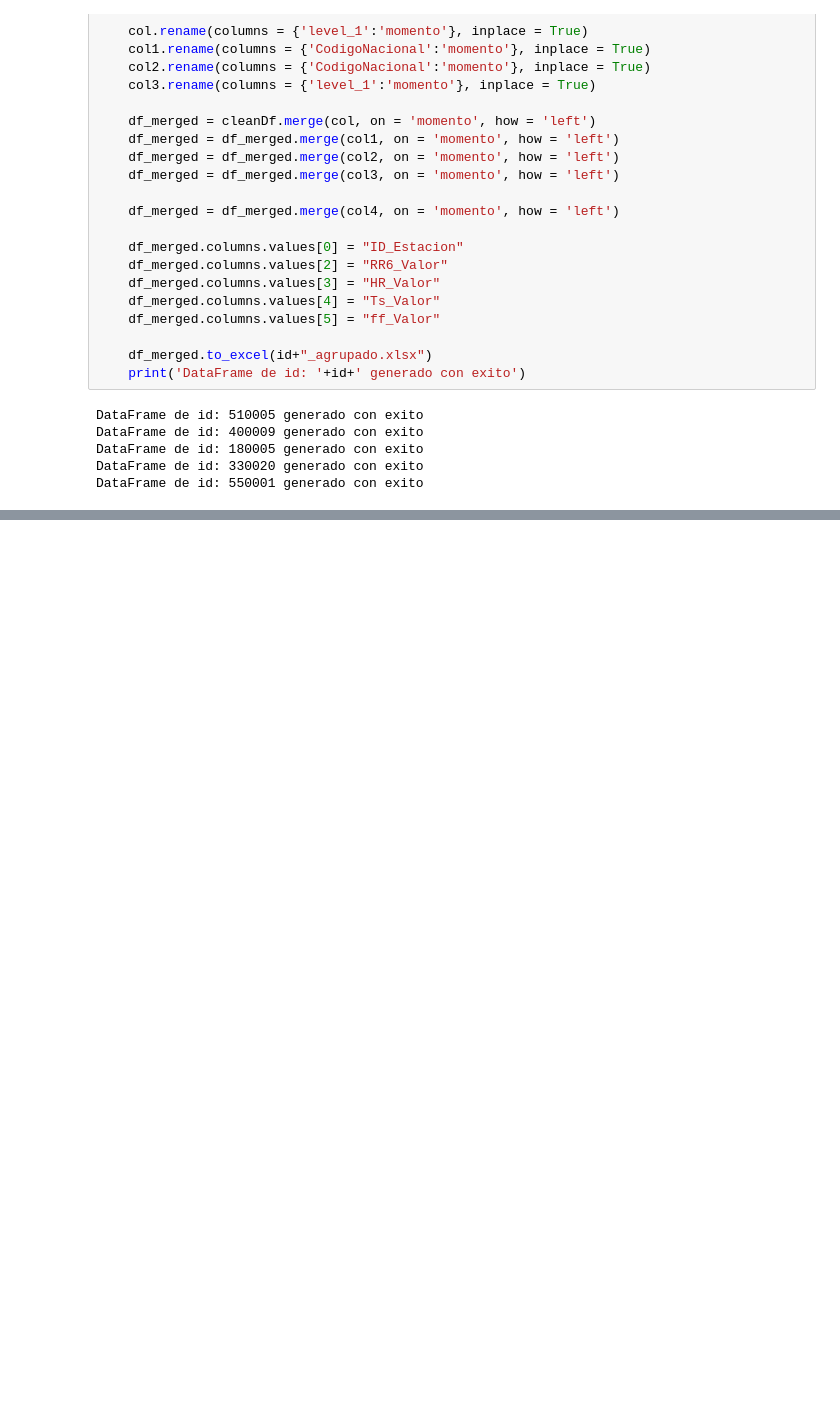
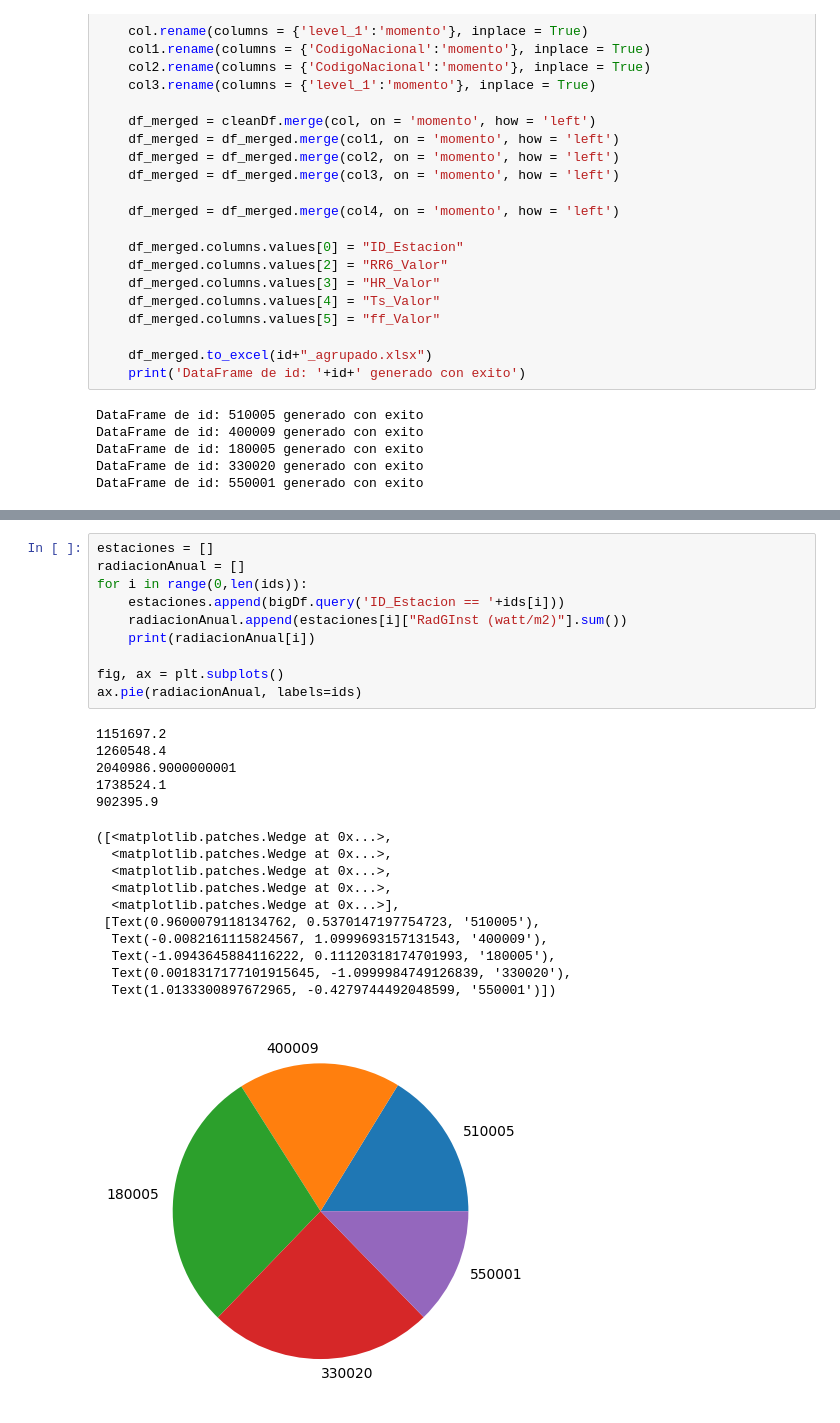
Before and after one commit to Ch0rip4m/INFO147-Proyecto, a Jupyter notebook: Project_notebook.ipynb, the cells around one changed output, grey strips where cells are left out. Drawn from its saved outputs; the diff is of its cells as text; blank space fills up the shorter version.

```diff
--- a/Project_notebook.ipynb
+++ b/Project_notebook.ipynb
@@ -128,0 +195,27 @@ DataFrame de id: 550001 generado con exito
+# %%
+estaciones = []
+radiacionAnual = []
+for i in range(0,len(ids)):
+    estaciones.append(bigDf.query('ID_Estacion == '+ids[i]))
+    radiacionAnual.append(estaciones[i]["RadGInst (watt/m2)"].sum())
+    print(radiacionAnual[i])
+
+fig, ax = plt.subplots()
+ax.pie(radiacionAnual, labels=ids)
+# %% [output]
+1151697.2
+1260548.4
+2040986.9000000001
+1738524.1
+902395.9
+([<matplotlib.patches.Wedge at 0x...>,
+  <matplotlib.patches.Wedge at 0x...>,
+  <matplotlib.patches.Wedge at 0x...>,
+  <matplotlib.patches.Wedge at 0x...>,
+  <matplotlib.patches.Wedge at 0x...>],
+ [Text(0.9600079118134762, 0.5370147197754723, '510005'),
+  Text(-0.0082161115824567, 1.0999693157131543, '400009'),
+  Text(-1.0943645884116222, 0.11120318174701993, '180005'),
+  Text(0.0018317177101915645, -1.0999984749126839, '330020'),
+  Text(1.0133300897672965, -0.4279744492048599, '550001')])
+[figure, added]
```
Also changed, not shown: parts of 4 cells of this notebook.
